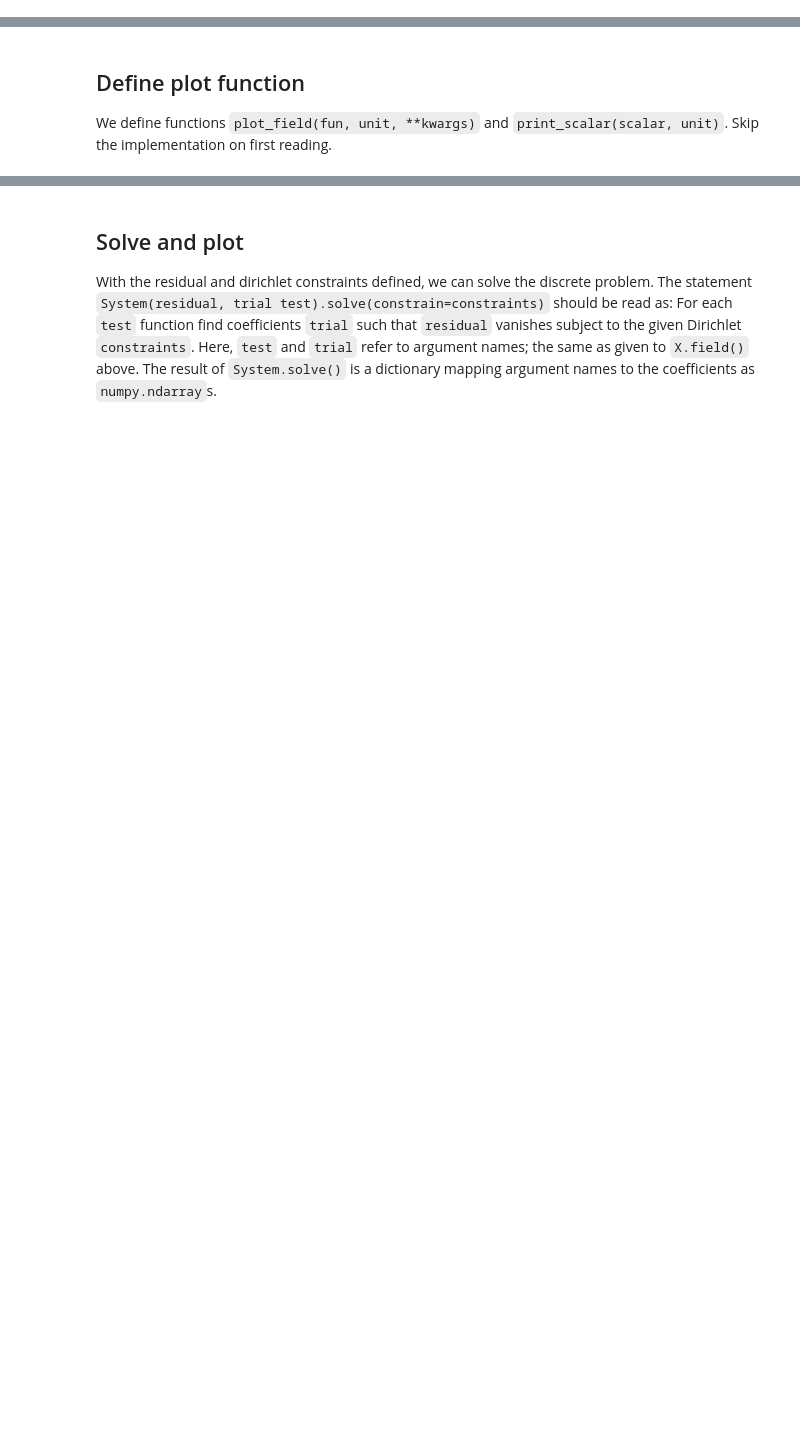
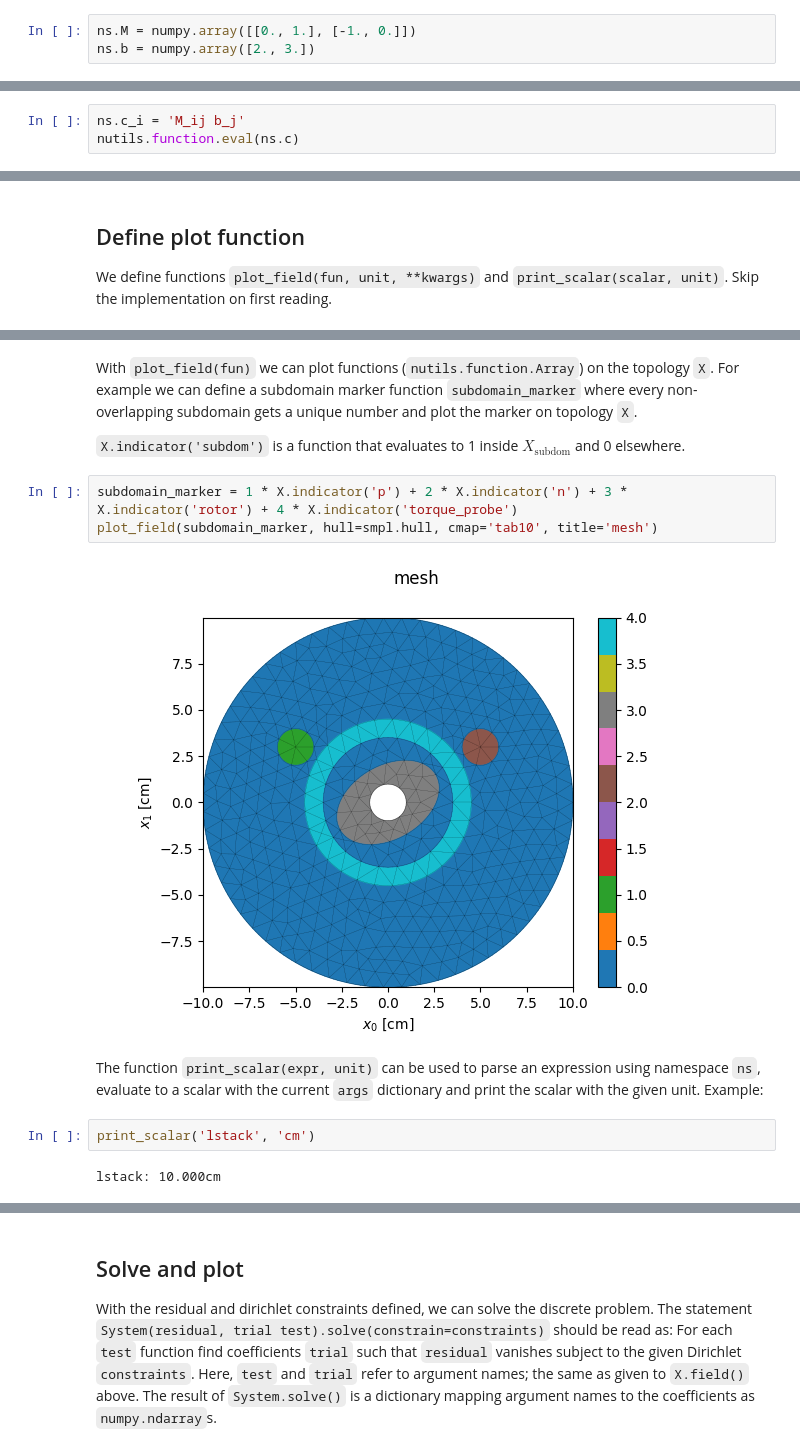
Before and after one commit to evalf/iemdc2025, a Jupyter notebook: exercise1-with-solutions.ipynb, the cells around one changed output, grey strips where cells are left out. Cells and saved outputs as stored; diff of their text form; blank space fills up the shorter version.

```diff
--- a/exercise1-with-solutions.ipynb
+++ b/exercise1-with-solutions.ipynb
@@ -118,0 +128,3 @@ ns = Namespace()
+# %%
+ns.M = numpy.array([[0., 1.], [-1., 0.]])
+ns.b = numpy.array([2., 3.])
@@ -118,0 +139,3 @@ ns = Namespace()
+# %%
+ns.c_i = 'M_ij b_j'
+nutils.function.eval(ns.c)
@@ -195,3 +218,18 @@ plot_field(i, hull=smpl.hull, cmap='tab10', title='mesh')
+# %% [markdown]
+With `plot_field(fun)` we can plot functions (`nutils.function.Array`) on the topology `X`. For example we can define a subdomain marker function `subdomain_marker` where every non-overlapping subdomain gets a unique number and plot the marker on topology `X`.
+
+`X.indicator('subdom')` is a function that evaluates to 1 inside $X_\text{subdom}$ and 0 elsewhere.
+# %%
+subdomain_marker = 1 * X.indicator('p') + 2 * X.indicator('n') + 3 * X.indicator('rotor') + 4 * X.indicator('torque_probe')
+plot_field(subdomain_marker, hull=smpl.hull, cmap='tab10', title='mesh')
+# %% [output]
+[figure, added]
+# %% [markdown]
+The function `print_scalar(expr, unit)` can be used to parse an expression using namespace `ns`, evaluate to a scalar with the current `args` dictionary and print the scalar with the given unit. Example:
+# %%
+print_scalar('lstack', 'cm')
+# %% [output]
+lstack: 10.000cm
 # %% [markdown]
 ## Define knowns
 
```
Also changed, not shown: parts of 40 cells of this notebook, 2 other files.
